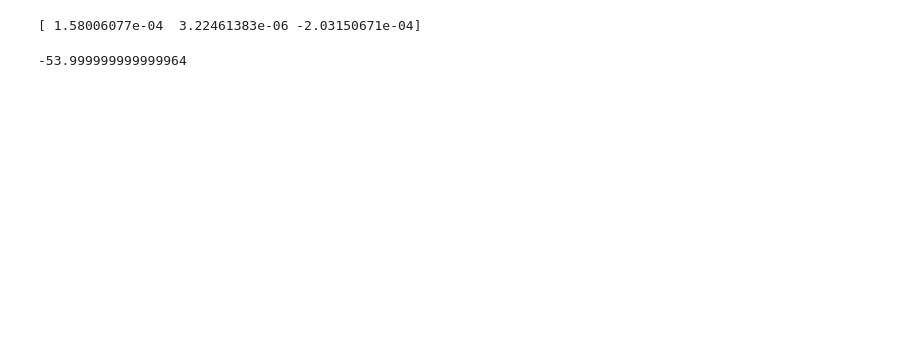
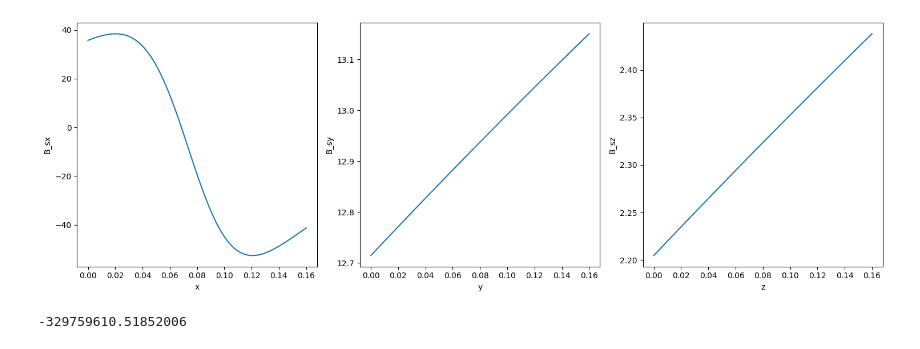
Before and after one commit to benfox4543/YB-zeeman-slower, a Jupyter notebook: mag_prof.ipynb, the cells around one changed output. Drawn from its saved outputs; the diff is of its cells as text; code cells hidden in the pictures; blank space fills up the shorter version.

Commit message:
graphs now plotting the magifed for a sheet in x,y,z

```diff
--- a/mag_prof.ipynb
+++ b/mag_prof.ipynb
@@ -54,16 +54,43 @@ def B_sheet(r_a,r_b,r_2,alpha):
         B_s = (Br*alpha*C/(4*np.pi))*integ_1*(np.cross(r_b - r_a,r_2 - r_a)) + (Br*alpha/(4*np.pi))*integ_1
 
     return np.real(B_s)
-# %%
-r_a = np.array([2,3,3])
-r_b = np.array([2,5,3])
-r_2 = np.array([10,3,9])
-n = np.array([0,0,1])
-B_s = B_sheet(r_a,r_b,r_2,alpha)
-
-print(B_s)
-# %% [output]
-[ 1.58006077e-04  3.22461383e-06 -2.03150671e-04]
+# %%
+r_a = np.array([0.002,0.003,0.003])
+r_b = np.array([4,0.005,0.003])
+n = np.array([0,0,1])
+alpha = (1e-3)/(np.linalg.norm(r_b - r_a))
+Br = 1
+B_s = B_sheet(r_a,r_b,r_2,alpha)
+x = np.linspace(-0,0.16,100)
+B_slx= []
+B_sly = []
+B_slz = []
+for i in x:
+    r_2x = np.array([i,3,9])
+    r_2y = np.array([3,i,9])
+    r_2z = np.array([3,9,i])
+    B_sx = B_sheet(r_2x,r_b,r_2,alpha)
+    B_sy = B_sheet(r_2y,r_b,r_2,alpha)
+    B_sz = B_sheet(r_2z,r_b,r_2,alpha)
+
+    B_slx.append(B_sx[0])
+    B_sly.append(B_sy[1])
+    B_slz.append(B_sz[2])
+
+fig,ax = plt.subplots(1,3, figsize = (15,5))
+ax[0].plot(x,B_sl)
+ax[1].plot(x,B_sly)
+ax[2].plot(x,B_slz)
+ax[0].set_ylabel('B_sx')
+ax[1].set_ylabel('B_sy')
+ax[2].set_ylabel('B_sz')
+ax[0].set_xlabel('x')
+ax[1].set_xlabel('y')
+ax[2].set_xlabel('z')
+
+plt.tight_layout()
+# %% [output]
+[figure, added]
 # %%
 pp = alpha*np.cross(r_2 - r_a,n)
 A = np.dot(r_2-r_a,r_2-r_a)
@@ -79,4 +106,4 @@ p1 = (C-B)**2
 d1 = b1**2 - 4*(a1 + p1)*c1
 (c1**2)*p1*((b1)**2 - 4*(a1 +p1)*c1)
 # %% [output]
--53.999999999999964
+-329759610.51852006
```
Also changed, not shown: parts of 1 cell of this notebook.
